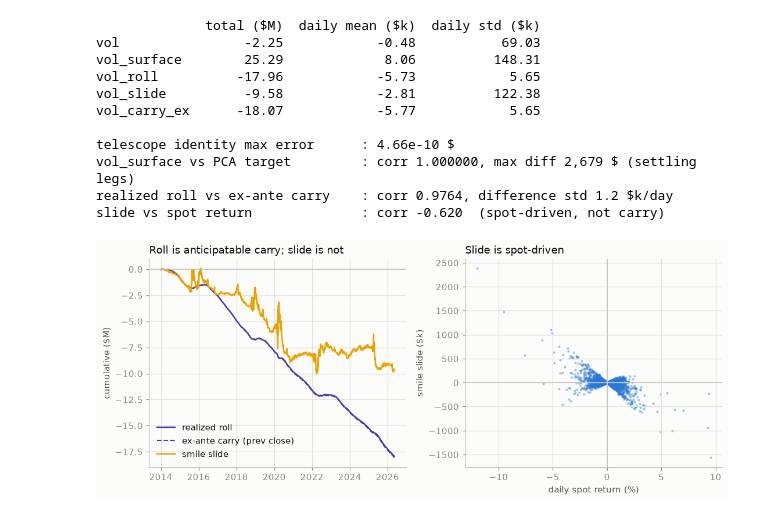
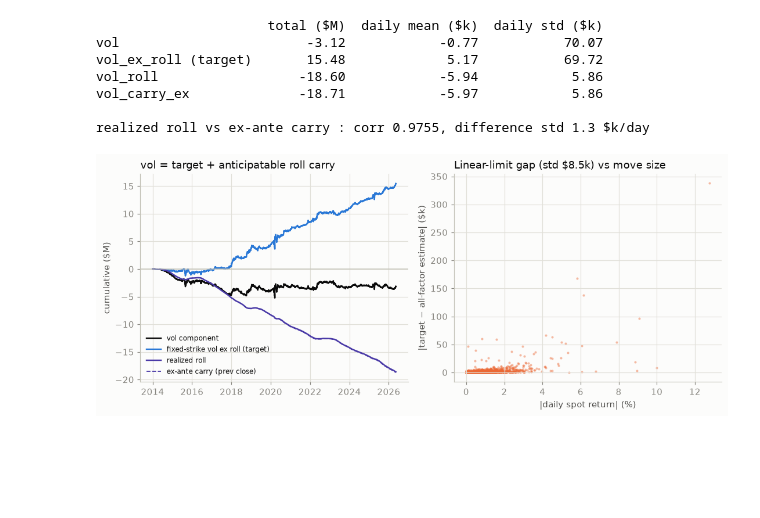
Before and after one commit to yufeng66/vol_pca, a Jupyter notebook: pca_factors.ipynb, the cells around one changed output. Cells and saved outputs as stored; diff of their text form; code cells hidden in the pictures; blank space fills up the shorter version.

```diff
--- a/pca_factors.ipynb
+++ b/pca_factors.ipynb
@@ -22,6 +30,7 @@ import matplotlib.pyplot as plt
 from matplotlib.colors import LinearSegmentedColormap
 
 from vol_pca import load_surfaces, simulate_book, fit_pca, factor_vega_estimates, estimate_metrics
+from vol_pca.factors import sticky_strike_dsigma
 from vol_pca.attribution import independent_attribution
 from vol_pca.surface import TTM_PILLARS, MONEYNESS
 
@@ -41,7 +50,8 @@ TTM_LBL = ["1M", "2M", "3M", "4M", "6M", "8M", "10M", "12M"]
 MON_LBL = [str(int(m)) for m in MONEYNESS]
 
 sd = load_surfaces("SPX_volSurface 2.csv")
-book, bucket_vega, dsigma = simulate_book(sd)
+book, bucket_vega, _ = simulate_book(sd)
+dsigma = sticky_strike_dsigma(sd)              # sticky-strike, bicubic sampling
 attr, _ = independent_attribution(sd)
 normal = (book["gap_days"] <= 7).to_numpy()
 
@@ -56,8 +66,9 @@ for i in range(6):
 
 ks = [1, 2, 3, 5, 10, model.n_components]
 estimates, exposures, scores = factor_vega_estimates(bucket_vega, dsigma, model, ks)
-target = book["pl_vega_full"].to_numpy()
+target = (attr["vol"] - attr["vol_roll"]).to_numpy()   # fixed-strike vol P&L ex roll
 print(f"{len(book)} P&L days; grid {len(TTM_PILLARS)} TTMs x {len(MONEYNESS)} moneyness "
       f"= {dsigma.shape[1]} pillars")
+print(f"target: fixed-strike vol P&L ex roll, daily std ${target[normal].std():,.0f}")
 # %% [output]
 3140 P&L days; grid 8 TTMs x 13 moneyness = 104 pillars
@@ -223,57 +239,52 @@ that the sequential attribution folds into smile delta).
 # %%
-va = attr[["vol", "vol_surface", "vol_roll", "vol_slide", "vol_carry_ex"]]
+va = pd.DataFrame({
+    "vol": attr["vol"],
+    "vol_ex_roll (target)": attr["vol"] - attr["vol_roll"],
+    "vol_roll": attr["vol_roll"],
+    "vol_carry_ex": attr["vol_carry_ex"],
+})
 t = va.loc[normal]
 summ = pd.DataFrame({"total ($M)": va.sum() / 1e6,
                      "daily mean ($k)": t.mean() / 1e3,
                      "daily std ($k)": t.std() / 1e3})
 print(summ.round(2).to_string())
 
-tele = (va["vol"] - va[["vol_surface", "vol_roll", "vol_slide"]].sum(axis=1)).abs().max()
-sdiff = (va["vol_surface"].to_numpy() - target)
-print(f"\ntelescope identity max error      : {tele:.2e} $")
-print(f"vol_surface vs PCA target         : corr "
-      f"{np.corrcoef(va['vol_surface'][normal], target[normal])[0,1]:.6f}, "
-      f"max diff {np.abs(sdiff).max():,.0f} $ (settling legs)")
-print(f"realized roll vs ex-ante carry    : corr "
-      f"{np.corrcoef(t['vol_roll'], t['vol_carry_ex'])[0,1]:.4f}, "
-      f"difference std {(t['vol_roll'] - t['vol_carry_ex']).std()/1e3:.1f} $k/day")
-sr = book["spot"].pct_change().to_numpy()
-m = normal & ~np.isnan(sr)
-print(f"slide vs spot return              : corr "
-      f"{np.corrcoef(va['vol_slide'][m], sr[m])[0,1]:.3f}  (spot-driven, not carry)")
+print(f"\nrealized roll vs ex-ante carry : corr "
+      f"{np.corrcoef(t['vol_roll'], t['vol_carry_ex'])[0, 1]:.4f}, "
+      f"difference std {(t['vol_roll'] - t['vol_carry_ex']).std() / 1e3:.1f} $k/day")
 # %% [output]
-              total ($M)  daily mean ($k)  daily std ($k)
-vol                -2.25            -0.48           69.03
-vol_surface        25.29             8.06          148.31
-vol_roll          -17.96            -5.73            5.65
-vol_slide          -9.58            -2.81          122.38
-vol_carry_ex      -18.07            -5.77            5.65
+                      total ($M)  daily mean ($k)  daily std ($k)
+vol                        -3.12            -0.77           70.07
+vol_ex_roll (target)       15.48             5.17           69.72
+vol_roll                  -18.60            -5.94            5.86
+vol_carry_ex              -18.71            -5.97            5.86
 
-telescope identity max error      : 4.66e-10 $
-vol_surface vs PCA target         : corr 1.000000, max diff 2,679 $ (settling legs)
-realized roll vs ex-ante carry    : corr 0.9764, difference std 1.2 $k/day
-slide vs spot return              : corr -0.620  (spot-driven, not carry)
+realized roll vs ex-ante carry : corr 0.9755, difference std 1.3 $k/day
 # %%
 fig, axes = plt.subplots(1, 2, figsize=(10, 4.2))
+axes[0].plot(attr.index, va["vol"].cumsum() / 1e6, color=INK, lw=1.6, label="vol component")
+axes[0].plot(attr.index, va["vol_ex_roll (target)"].cumsum() / 1e6, color=PC_C[0], lw=1.6,
+             label="fixed-strike vol ex roll (target)")
 axes[0].plot(attr.index, va["vol_roll"].cumsum() / 1e6, color="#4a3aa7", lw=1.6,
              label="realized roll")
-axes[0].plot(attr.index, va["vol_carry_ex"].cumsum() / 1e6, color="#4a3aa7", lw=1.4,
+axes[0].plot(attr.index, va["vol_carry_ex"].cumsum() / 1e6, color="#4a3aa7", lw=1.2,
              ls="--", label="ex-ante carry (prev close)")
-axes[0].plot(attr.index, va["vol_slide"].cumsum() / 1e6, color="#eda100", lw=1.6,
-             label="smile slide")
 axes[0].axhline(0, color="#c3c2b7", lw=1)
 axes[0].set_ylabel("cumulative ($M)")
-axes[0].set_title("Roll is anticipatable carry; slide is not", loc="left")
-axes[0].legend(loc="lower left")
+axes[0].set_title("vol = target + anticipatable roll carry", loc="left")
+axes[0].legend(loc="lower left", fontsize=8)
 
-axes[1].scatter(sr[m] * 100, va["vol_slide"][m] / 1e3, s=7, color=PC_C[0], alpha=0.45, lw=0)
-axes[1].axhline(0, color="#c3c2b7", lw=1); axes[1].axvline(0, color="#c3c2b7", lw=1)
-axes[1].set_xlabel("daily spot return (%)")
-axes[1].set_ylabel("smile slide ($k)")
-axes[1].set_title("Slide is spot-driven", loc="left")
+gap = target - estimates[model.n_components]
+ret = np.diff(np.log(sd.spot))
+axes[1].scatter(np.abs(ret[normal]) * 100, np.abs(gap[normal]) / 1e3, s=7, color=PC_C[1],
+                alpha=0.45, lw=0)
+axes[1].set_xlabel("|daily spot return| (%)")
+axes[1].set_ylabel("|target − all-factor estimate| ($k)")
+axes[1].set_title(f"Linear-limit gap (std ${gap[normal].std() / 1e3:,.1f}k) vs move size",
+                  loc="left")
 plt.tight_layout(); plt.show()
 # %% [output]
-[figure, old version]
+[figure, new version]
 # %% [markdown]
 ## Takeaways
 
```
Also changed, not shown: parts of 14 cells of this notebook, 10 other files.
